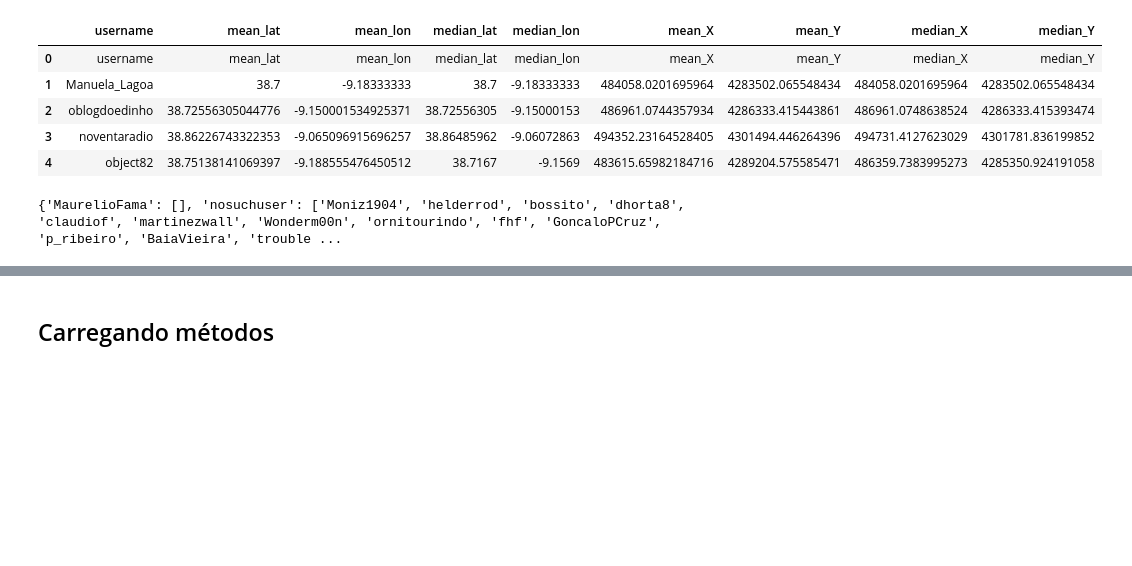
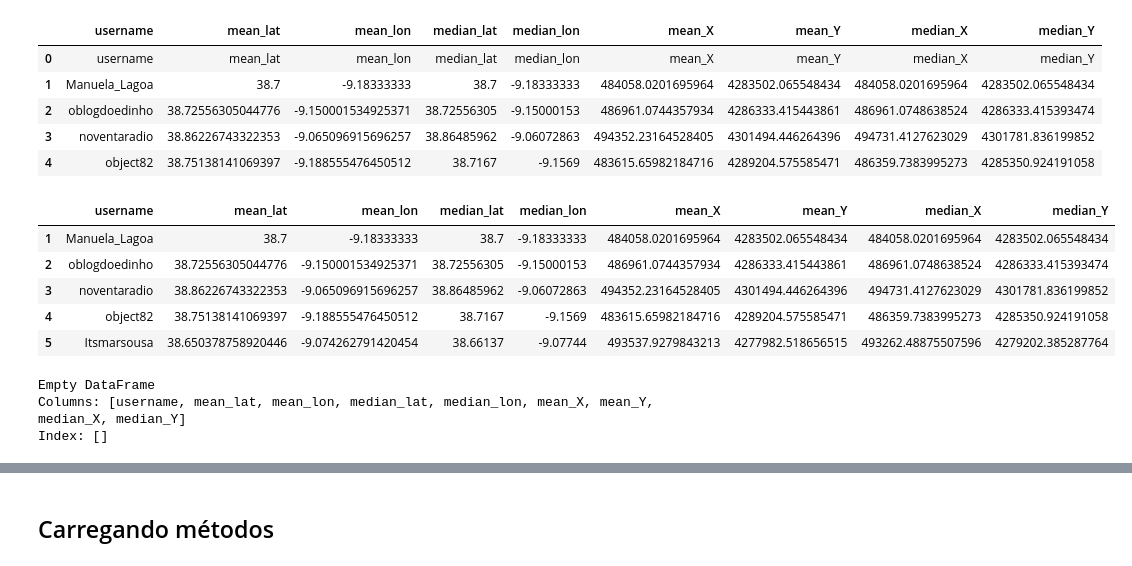
Before and after one commit to lealeric/Codigo_TCC, a Jupyter notebook: TCC_ERIC.ipynb, the cells around one changed output, grey strips where cells are left out. Cells and saved outputs as stored; diff of their text form; code cells hidden in the pictures; blank space fills up the shorter version.

```diff
--- a/TCC_ERIC.ipynb
+++ b/TCC_ERIC.ipynb
@@ -74,3 +87,13 @@ df_mean.head()
 | 2 | oblogdoedinho | 38.72556305044776 | -9.150001534925371 | 38.72556305 | -9.15000153 | 486961.0744357934 | 4286333.415443861 | 486961.0748638524 | 4286333.415393474 |
 | 3 | noventaradio | 38.86226743322353 | -9.065096915696257 | 38.86485962 | -9.06072863 | 494352.23164528405 | 4301494.446264396 | 494731.4127623029 | 4301781.836199852 |
 | 4 | object82 | 38.75138141069397 | -9.188555476450512 | 38.7167 | -9.1569 | 483615.65982184716 | 4289204.575585471 | 486359.7383995273 | 4285350.924191058 |
+# %%
+df_mean = df_mean.drop(0)
+df_mean.head()
+# %% [output]
+|  | username | mean_lat | mean_lon | median_lat | median_lon | mean_X | mean_Y | median_X | median_Y |
+| 1 | Manuela_Lagoa | 38.7 | -9.18333333 | 38.7 | -9.18333333 | 484058.0201695964 | 4283502.065548434 | 484058.0201695964 | 4283502.065548434 |
+| 2 | oblogdoedinho | 38.72556305044776 | -9.150001534925371 | 38.72556305 | -9.15000153 | 486961.0744357934 | 4286333.415443861 | 486961.0748638524 | 4286333.415393474 |
+| 3 | noventaradio | 38.86226743322353 | -9.065096915696257 | 38.86485962 | -9.06072863 | 494352.23164528405 | 4301494.446264396 | 494731.4127623029 | 4301781.836199852 |
+| 4 | object82 | 38.75138141069397 | -9.188555476450512 | 38.7167 | -9.1569 | 483615.65982184716 | 4289204.575585471 | 486359.7383995273 | 4285350.924191058 |
+| 5 | Itsmarsousa | 38.650378758920446 | -9.074262791420454 | 38.66137 | -9.07744 | 493537.9279843213 | 4277982.518656515 | 493262.48875507596 | 4279202.385287764 |
@@ -77,10 +103,11 @@ df_mean.head()
+# %%
+print(df_mean[df_mean['username'] == username_to_find])
+# %% [output]
+Empty DataFrame
+Columns: [username, mean_lat, mean_lon, median_lat, median_lon, mean_X, mean_Y, median_X, median_Y]
+Index: []
 # %%
 dfTopAuthorsProjected = pd.read_csv("E://TopAuthorsProjected.csv")
 # %%
 with open(r'E:/dictMentions_locations.json', 'r') as f:
     dictMentions = json.load(f)
-
-# Print the dictionary
-print(dictMentions)
-# %% [output]
-{'MaurelioFama': [], 'nosuchuser': ['Moniz1904', 'helderrod', 'bossito', 'dhorta8', 'claudiof', 'martinezwall', 'Wonderm00n', 'ornitourindo', 'fhf', 'GoncaloPCruz', 'p_ribeiro', 'BaiaVieira', 'trouble ...
```
Also changed, not shown: parts of 90 cells of this notebook, 13 other files.
